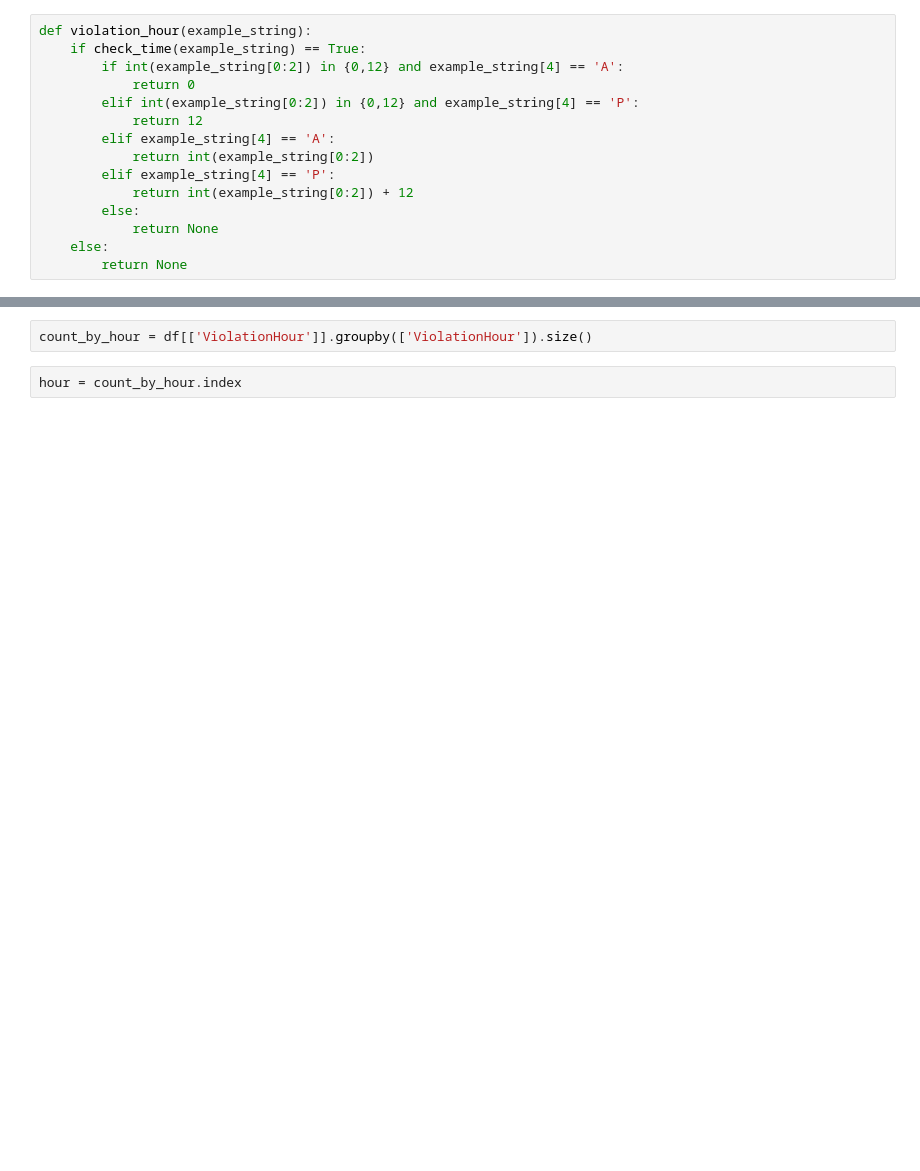
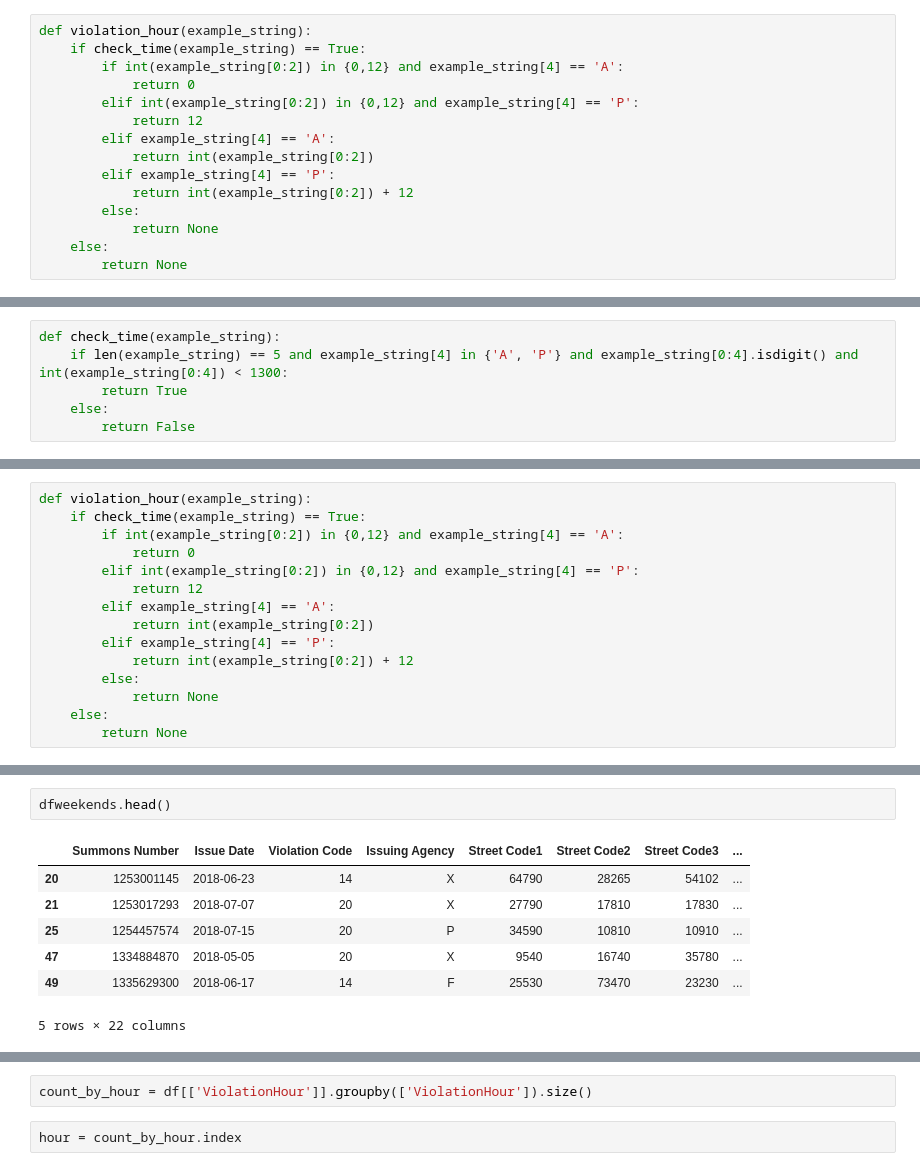
Before and after one commit to polandspring6/NYC_Parking, a Jupyter notebook: NYC_Parking.ipynb, the cells around one changed output, grey strips where cells are left out. Drawn from its saved outputs; the diff is of its cells as text; blank space fills up the shorter version.

```diff
--- a/NYC_Parking.ipynb
+++ b/NYC_Parking.ipynb
@@ -58,0 +325,6 @@ df['ViolationHour'] = df['Violation Time'].astype('str').progress_apply(violatio
+# %%
+def check_time(example_string):
+    if len(example_string) == 5 and example_string[4] in {'A', 'P'} and example_string[0:4].isdigit() and int(example_string[0:4]) < 1300:
+        return True
+    else:
+        return False
@@ -58,0 +345,15 @@ df['ViolationHour'] = df['Violation Time'].astype('str').progress_apply(violatio
+# %%
+def violation_hour(example_string):
+    if check_time(example_string) == True:
+        if int(example_string[0:2]) in {0,12} and example_string[4] == 'A':
+            return 0
+        elif int(example_string[0:2]) in {0,12} and example_string[4] == 'P':
+            return 12
+        elif example_string[4] == 'A':
+            return int(example_string[0:2])
+        elif example_string[4] == 'P':
+            return int(example_string[0:2]) + 12
+        else:
+            return None
+    else:
+        return None
@@ -58,0 +368,10 @@ df['ViolationHour'] = df['Violation Time'].astype('str').progress_apply(violatio
+# %%
+dfweekends.head()
+# %% [output]
+|  | Summons Number | Issue Date | Violation Code | Issuing Agency | Street Code1 | Street Code2 | Street Code3 | ... |
+| 20 | 1253001145 | 2018-06-23 | 14 | X | 64790 | 28265 | 54102 | ... |
+| 21 | 1253017293 | 2018-07-07 | 20 | X | 27790 | 17810 | 17830 | ... |
+| 25 | 1254457574 | 2018-07-15 | 20 | P | 34590 | 10810 | 10910 | ... |
+| 47 | 1334884870 | 2018-05-05 | 20 | X | 9540 | 16740 | 35780 | ... |
+| 49 | 1335629300 | 2018-06-17 | 14 | F | 25530 | 73470 | 23230 | ... |
+5 rows × 22 columns
```
Also changed, not shown: parts of 86 cells of this notebook, 1 other file.
